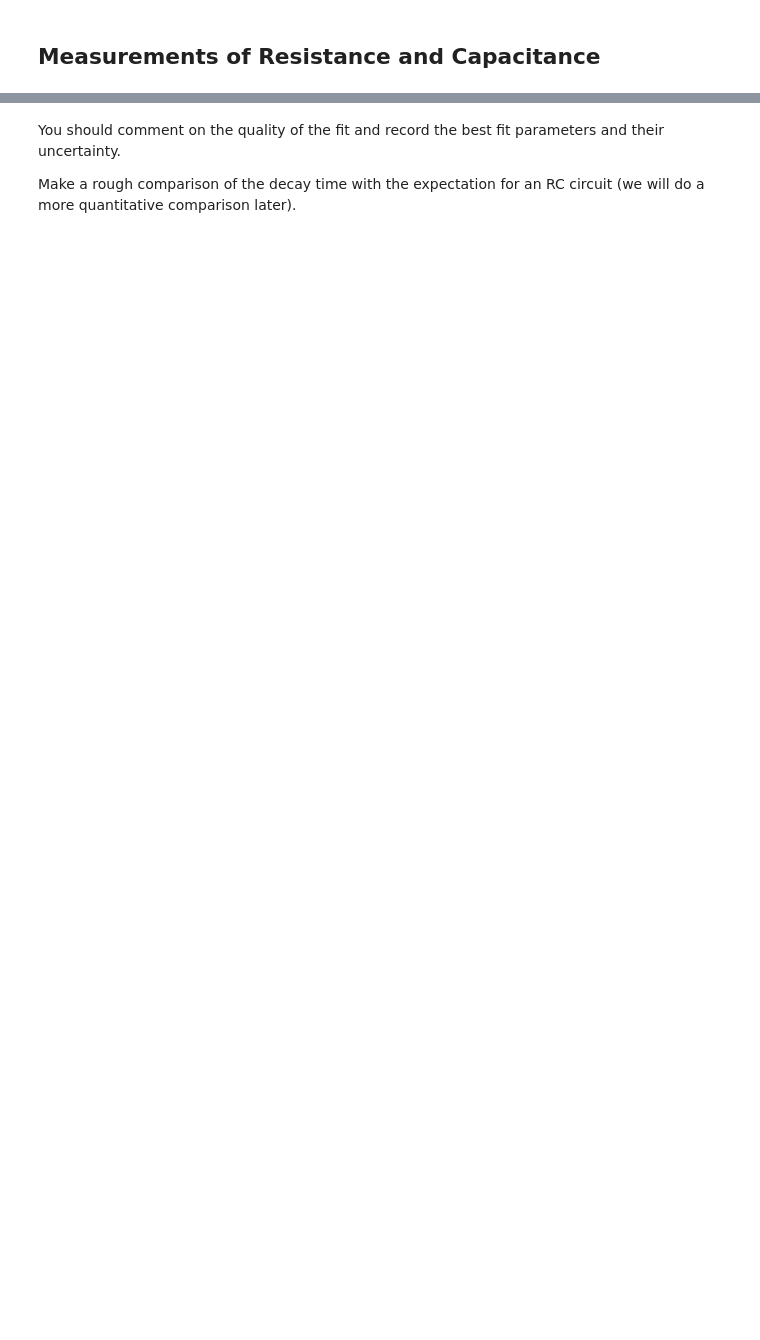
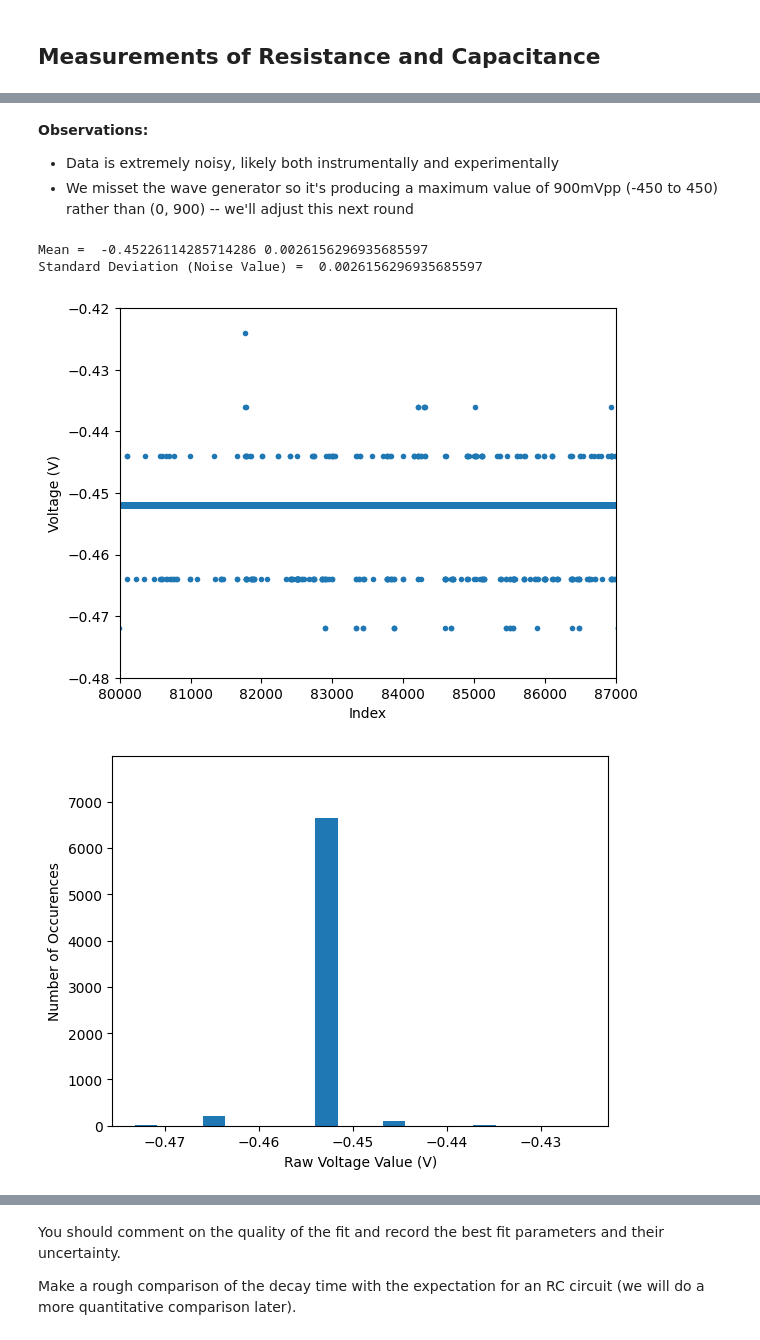
Before and after one commit to mufaro3/physics-219, a Jupyter notebook: Experiment02/Experiment-02-rev2024.ipynb, the cells around one changed output, grey strips where cells are left out. Drawn from its saved outputs; the diff is of its cells as text; code cells hidden in the pictures; blank space fills up the shorter version.

```diff
--- a/Experiment02/Experiment-02-rev2024.ipynb
+++ b/Experiment02/Experiment-02-rev2024.ipynb
@@ -37,3 +84,14 @@ raw = load_raw_data('RCdecayVC3.csv', plot=True, graphing_options=gopts)
+# %% [markdown]
+**Observations:**
+- Data is extremely noisy, likely both instrumentally and experimentally
+- We misset the wave generator so it's producing a maximum value of 900mVpp (-450 to 450) rather than (0, 900) -- we'll adjust this next round
 # %%
-noise = isolate_noise(raw, indices_range=(70500,71000), y_range=(0.01,0.04),
-                      plot=True, graphing_options=gopts)
+noise1 = isolate_noise(raw1,
+                       indices_range=(80000,87000),
+                       y_range=(-0.48,-0.42),
+                       plot=True, graphing_options=gopts)
+# %% [output]
+Mean =  -0.45226114285714286 0.0026156296935685597
+Standard Deviation (Noise Value) =  0.0026156296935685597
+[figure, added]
+[figure, added]
```
Also changed, not shown: parts of 88 cells of this notebook, 8 other files.
